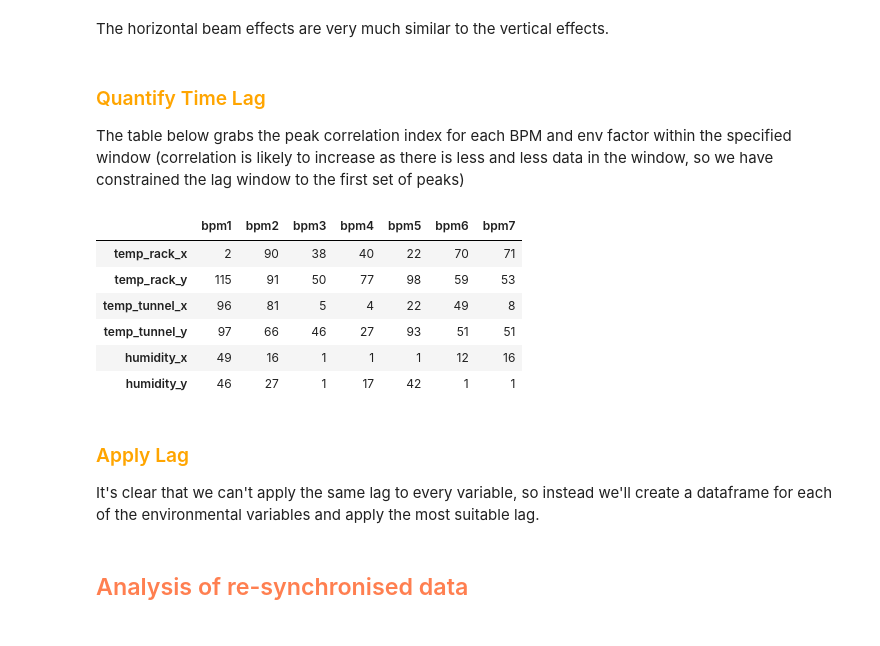
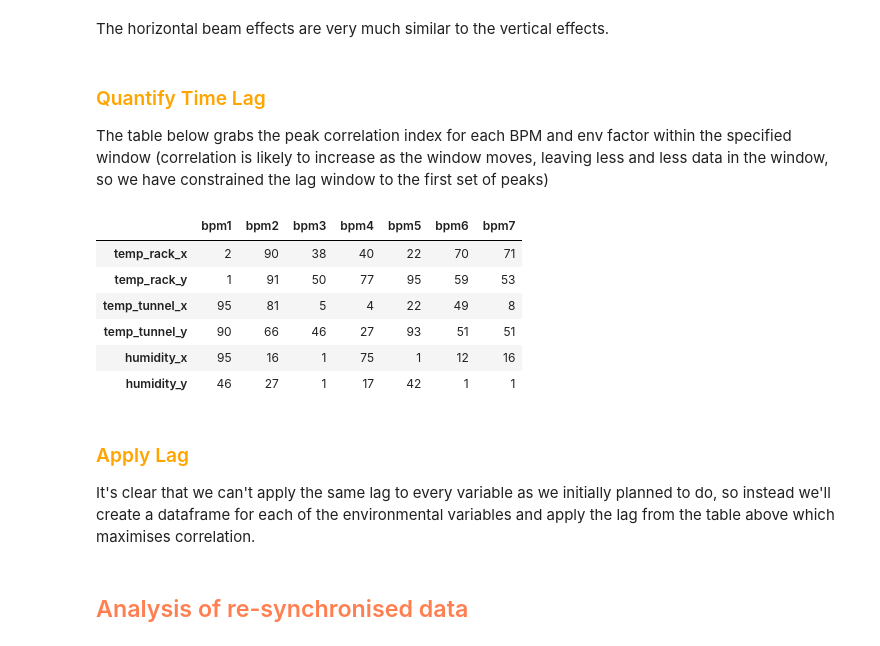
Before and after one commit to 20spaghetti/Electron-Beam-Position-Drift-Study, a Jupyter notebook: Electron Beam Position Drift Study.ipynb, the cells around one changed output. Drawn from its saved outputs; the diff is of its cells as text; code cells hidden in the pictures.

```diff
--- a/Electron Beam Position Drift Study.ipynb
+++ b/Electron Beam Position Drift Study.ipynb
@@ -640,50 +644,50 @@ The horizontal beam effects are very much similar to the vertical effects.
 # %% [markdown]
 ### <font color='orange'> Quantify Time Lag </font></font><a class="anchor" id="QLag"></a>
 
-The table below grabs the peak correlation index for each BPM and env factor within the specified window (correlation is likely to increase as there is less and less data in the window, so we have constrained the lag window to the first set of peaks)
+The table below grabs the peak correlation index for each BPM and env factor within the specified window (correlation is likely to increase as the window moves, leaving less and less data in the window, so we have constrained the lag window to the first set of peaks)
 # %%
 # delay is simply quantified by the index of the data
 
-delay_track_y = cor_lag_y.iloc[0:150,0:7].abs().idxmax()
+delay_track_y = cor_lag_y.iloc[0:96,0:7].abs().idxmax()
 delay_track_y = delay_track_y.reset_index()[0]
 
-delay_ttunnel_y = cor_lag_y.iloc[0:100,7:14].abs().idxmax()
+delay_ttunnel_y = cor_lag_y.iloc[0:96,7:14].abs().idxmax()
 delay_ttunnel_y = delay_ttunnel_y.reset_index()[0]
 
-delay_humid_y = cor_lag_y.iloc[0:50,14:21].abs().idxmax()
+delay_humid_y = cor_lag_y.iloc[0:96,14:21].abs().idxmax()
 delay_humid_y = delay_humid_y.reset_index()[0]
 
-delay_track_x = cor_lag_x.iloc[0:150,0:7].abs().idxmax()
+delay_track_x = cor_lag_x.iloc[0:96,0:7].abs().idxmax()
 delay_track_x = delay_track_x.reset_index()[0]
 
-delay_ttunnel_x = cor_lag_x.iloc[0:100,7:14].abs().idxmax()
+delay_ttunnel_x = cor_lag_x.iloc[0:96,7:14].abs().idxmax()
 delay_ttunnel_x = delay_ttunnel_x.reset_index()[0]
 
-delay_humid_x = cor_lag_x.iloc[0:50,14:21].abs().idxmax()
+delay_humid_x = cor_lag_x.iloc[0:96,14:21].abs().idxmax()
 delay_humid_x = delay_humid_x.reset_index()[0]
 
 delay = pd.DataFrame({
     'temp_rack_x': delay_track_x,
     'temp_rack_y': delay_track_y,
     'temp_tunnel_x': delay_ttunnel_x,
     'temp_tunnel_y': delay_ttunnel_y,
     'humidity_x': delay_humid_x,
     'humidity_y': delay_humid_y
 })
 delay = delay.T
 delay.columns = ['bpm1', 'bpm2', 'bpm3', 'bpm4', 'bpm5', 'bpm6', 'bpm7']
 delay
 # %% [output]
 |  | bpm1 | bpm2 | bpm3 | bpm4 | bpm5 | bpm6 | bpm7 |
 | temp_rack_x | 2 | 90 | 38 | 40 | 22 | 70 | 71 |
-| temp_rack_y | 115 | 91 | 50 | 77 | 98 | 59 | 53 |
-| temp_tunnel_x | 96 | 81 | 5 | 4 | 22 | 49 | 8 |
-| temp_tunnel_y | 97 | 66 | 46 | 27 | 93 | 51 | 51 |
-| humidity_x | 49 | 16 | 1 | 1 | 1 | 12 | 16 |
+| temp_rack_y | 1 | 91 | 50 | 77 | 95 | 59 | 53 |
+| temp_tunnel_x | 95 | 81 | 5 | 4 | 22 | 49 | 8 |
+| temp_tunnel_y | 90 | 66 | 46 | 27 | 93 | 51 | 51 |
+| humidity_x | 95 | 16 | 1 | 75 | 1 | 12 | 16 |
 | humidity_y | 46 | 27 | 1 | 17 | 42 | 1 | 1 |
 # %% [markdown]
 ### <font color=orange>Apply Lag</font></font><a class="anchor" id="ALag"></a>
-It's clear that we can't apply the same lag to every variable, so instead we'll create a dataframe for each of the environmental variables and apply the most suitable lag.
+It's clear that we can't apply the same lag to every variable as we initially planned to do, so instead we'll create a dataframe for each of the environmental variables and apply the lag from the table above which maximises correlation.
 # %%
 synch_temp_rack_x = all_x.temp_rack.reset_index().drop(columns = ['index'])
 synch_temp_rack_y = all_y.temp_rack.reset_index().drop(columns = ['index'])
```
Also changed, not shown: parts of 14 cells of this notebook.
